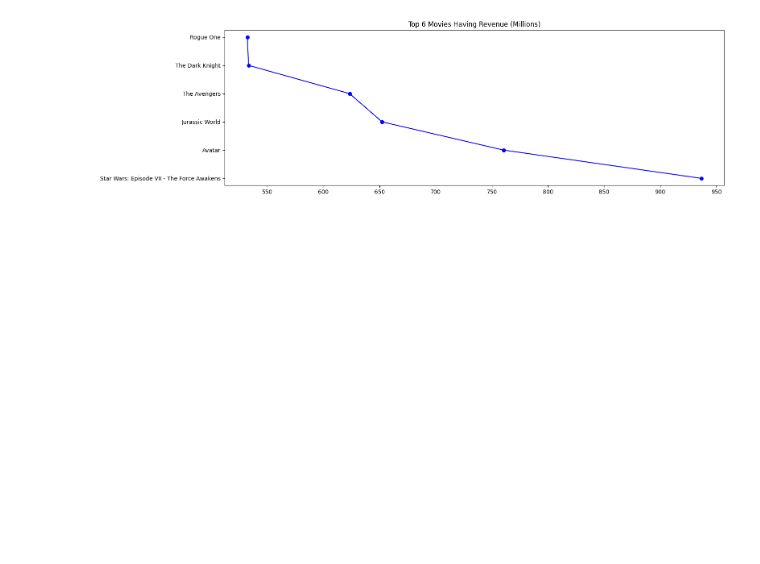
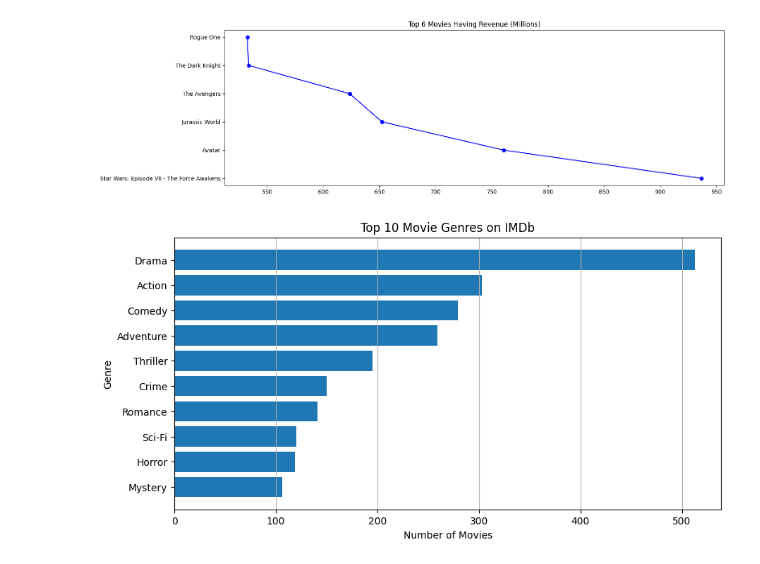
Before and after one commit to Sidd024/Exploratory-Data-Analysis-of-IMDb-Movies-using-SQL, a Jupyter notebook: IMDb-Dashboard.ipynb, the cells around one changed output. Cells and saved outputs as stored; diff of their text form; code cells hidden in the pictures; blank space fills up the shorter version.

Commit message:
IMDb-Dashboard In Python
IMDb-Dashboard In Python

```diff
--- a/IMDb-Dashboard.ipynb
+++ b/IMDb-Dashboard.ipynb
@@ -24,3 +26,23 @@ plt.plot(list(top_revenue_movies['Revenue (Millions)']),list(top_revenue_movies[
 plt.show()
 # %% [output]
 [figure]
+# %%
+#Top 6 Movies Genre & Count
+genre_counts = (
+    imdb_dataset['Genre']
+    .str.split(',')
+    .explode()
+    .str.strip()
+    .value_counts()
+    .head(10)
+)
+plt.figure(figsize=(10,5))
+plt.barh(genre_counts.index, genre_counts.values)
+plt.xlabel("Number of Movies")
+plt.ylabel("Genre")
+plt.title("Top 10 Movie Genres on IMDb")
+plt.gca().invert_yaxis()
+plt.grid(axis='x')
+plt.show()
+# %% [output]
+[figure, added]
```
Also changed, not shown: parts of 2 cells of this notebook.
